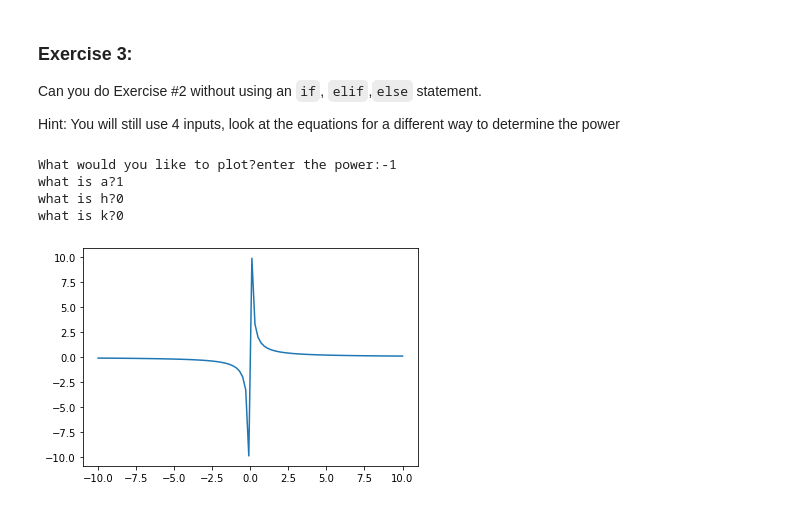
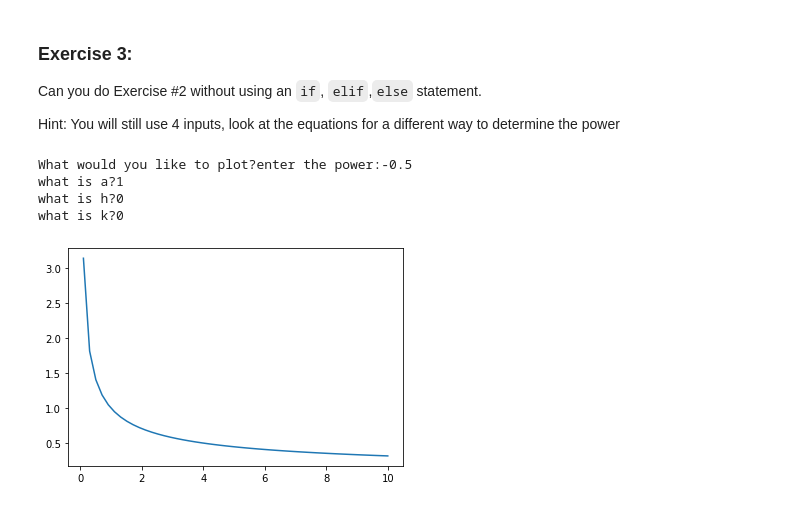
Before and after one commit to viksri98/Summer21, a Jupyter notebook: Review/Review_Lessons8_11.ipynb, the cells around one changed output. Cells and saved outputs as stored; diff of their text form; code cells hidden in the pictures.

```diff
--- a/Review/Review_Lessons8_11.ipynb
+++ b/Review/Review_Lessons8_11.ipynb
@@ -73,15 +73,15 @@ Can you do Exercise #2 without using an `if`, `elif`,`else` statement.
 Hint: You will still use 4 inputs, look at the equations for a different way to determine the power
 # %%
 x = np.linspace(-10, 10, 100)
-func_type = float(input("What would you like to plot?enter the power:"))
+power = float(input("What would you like to plot?enter the power:"))
 a = int(input("what is a?"))
 h = int(input("what is h?"))
 k = int(input("what is k?"))
-plt.plot(x, a * (x - h) ** func_type + k)
+plt.plot(x, a * (x - h) ** power + k)
 plt.show()
 # %% [output]
-What would you like to plot?enter the power:-1
+What would you like to plot?enter the power:-0.5
 what is a?1
 what is h?0
 what is k?0
-[figure, old version]
+[figure, new version]
```
Also changed, not shown: parts of 1 cell of this notebook, 2 other files.
